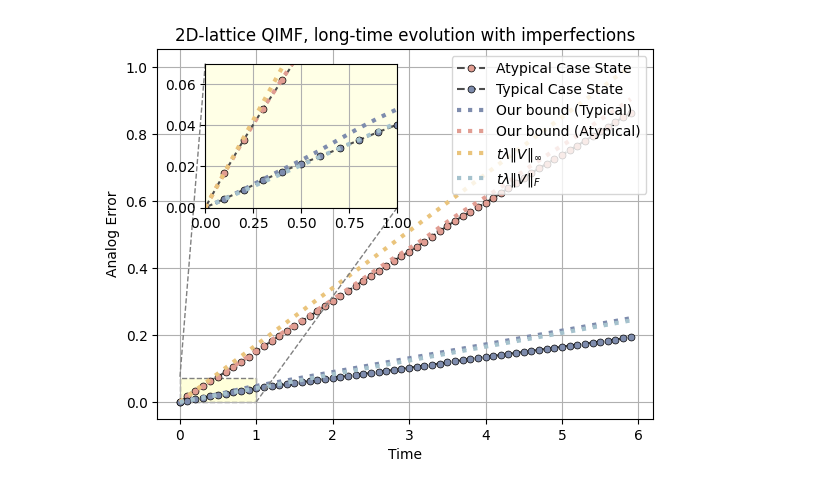
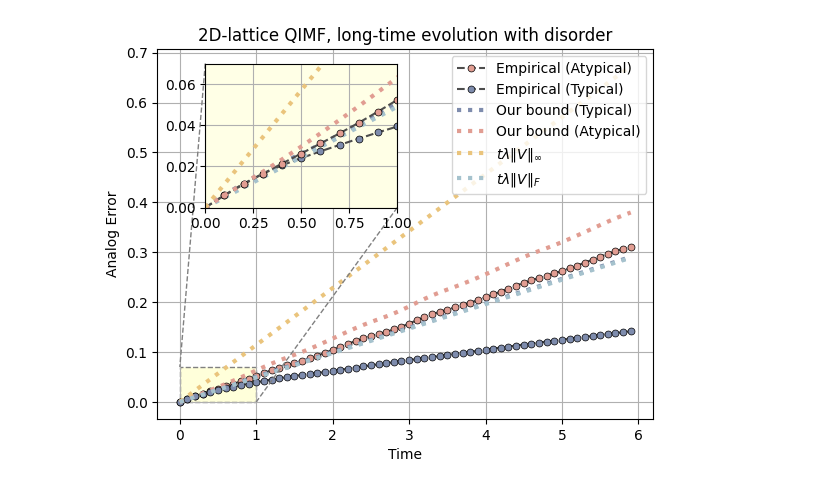
Before and after one commit to minidas/Entanglement-Induced-Resilience-of-Quantum-Dynamics, a Jupyter notebook: 2D_QIMF_analog.ipynb, the cells around one changed output. Cells and saved outputs as stored; diff of their text form; code cells hidden in the pictures.

```diff
--- a/2D_QIMF_analog.ipynb
+++ b/2D_QIMF_analog.ipynb
@@ -12,7 +12,7 @@ import pickle
 
 with open('./data/2D_exact_model.pkl', 'rb') as f:
     exact_model = pickle.load(f)
-with open('./data/2D_analog_model[i].pkl', 'rb') as f:
+with open('./data/2D_analog_model[di].pkl', 'rb') as f:
     analog_model = pickle.load(f)
 # %%
 initial_state = Statevector.from_label('0'*N).data  # Typical case state
@@ -44,11 +44,11 @@ for t in np.linspace(0,60,61):
 # %%
 initial_state=Statevector.from_label('+'*N).data
     # analog_model.plot_one_segment(initial_state, mfc='#66C999', label='Separable State')
-analog_model.plot_long_time(initial_state, mfc="#E19D92", label='Atypical Case State')
+analog_model.plot_long_time(initial_state, mfc="#E19D92", label='Empirical (Atypical)')
 
 # initial_state = haar_random_state(N)  # Generate a random state
 initial_state = Statevector.from_label('0'*N).data  # Typical case state
-analog_model.plot_long_time(initial_state, mfc='#7E8CAD', label='Typical Case State')
+analog_model.plot_long_time(initial_state, mfc='#7E8CAD', label='Empirical (Typical)')
 
 linear_curve=[]
 for t in time:
@@ -62,36 +62,36 @@ plt.plot(time[:-1], spec_curve[:-1], color="#E19D92", linestyle='dotted', label=
 plt.plot(time[:-1], worst_curve[:-1], color="#EAC47C", linestyle='dotted', label=r'$t\lambda\|V\|_{\infty}$',linewidth=3)
 plt.plot(time[:-1], linear_curve[:-1], color="#A5C2CD", linestyle='dotted', label=r'$t\lambda\|V\|_{F}$',linewidth=3)
 
 plt.xlabel('Time')
 plt.ylabel('Analog Error')
 # plt.ylim( top=0.3)
 plt.legend(loc=1)
-plt.title('2D-lattice QIMF, long-time evolution with imperfections')
+plt.title('2D-lattice QIMF, long-time evolution with disorder')
 plt.grid()
 ax1=plt.gca()
 
 from mpl_toolkits.axes_grid1.inset_locator import mark_inset,BboxConnector
 
 ax2=plt.axes([0.2,0.55,0.3,0.3])
 ax2.set_xlim(0,1)
 ax2.set_ylim(0,0.07)
 ax2.set_facecolor("#ffffe6")
 
 analog_model.plot_long_time(initial_state, mfc='#7E8CAD',label='Typical Case State')
 plt.plot(time[:-1], fro_curve[:-1], color='#7E8CAD', linestyle='dotted', linewidth=3)
 plt.plot(time[:-1], linear_curve[:-1], color="#A5C2CD", linestyle='dotted', linewidth=3)
 initial_state = Statevector.from_label('+'*N).data  # Atypical case state
 analog_model.plot_long_time(initial_state, mfc="#E19D92", label='Atypical Case State')
 plt.plot(time[:-1], spec_curve[:-1], color="#E19D92", linestyle='dotted', label='Our bound (Atypical)',linewidth=3)
 plt.plot(time[:-1], worst_curve[:-1], color="#EAC47C", linestyle='dotted', label=r'$t\lambda\|V\|_{\infty}$',linewidth=3)
 
 plt.grid()
 # plt.tight_layout()
 mark_inset(ax1, ax2, loc1=2, loc2=4, fc="#ffffda", ec="0.5",linestyle='dashed')
-plt.savefig('./Figures/long-time[i,2D].pdf', bbox_inches='tight',dpi=600)
+plt.savefig('./Figures/long-time[d,2D].pdf', bbox_inches='tight',dpi=600)
 plt.show()
 # %% [output]
-[figure, old version]
+[figure, new version]
 # %%
 from entropy import entropy_data
 import matplotlib.pyplot as plt
```
Also changed, not shown: parts of 1 cell of this notebook, 14 other files.
